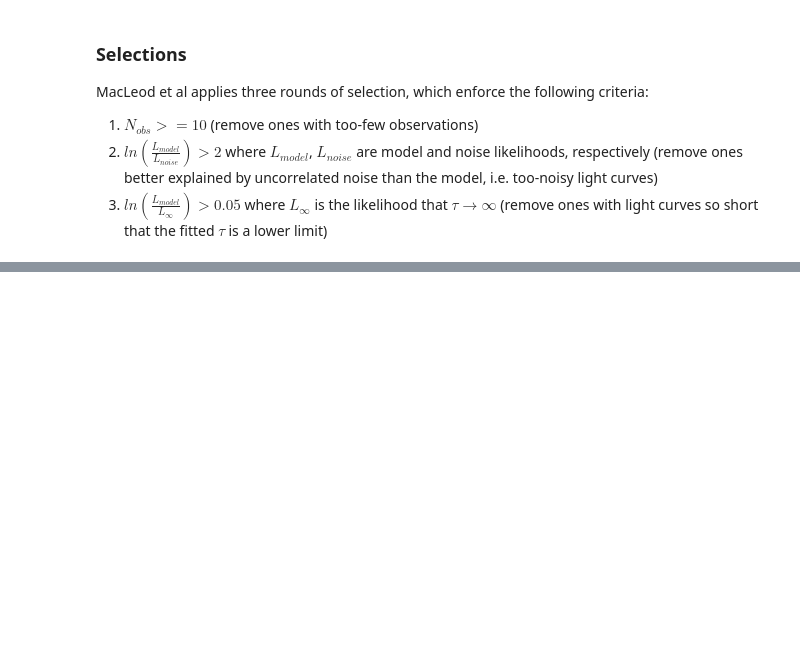
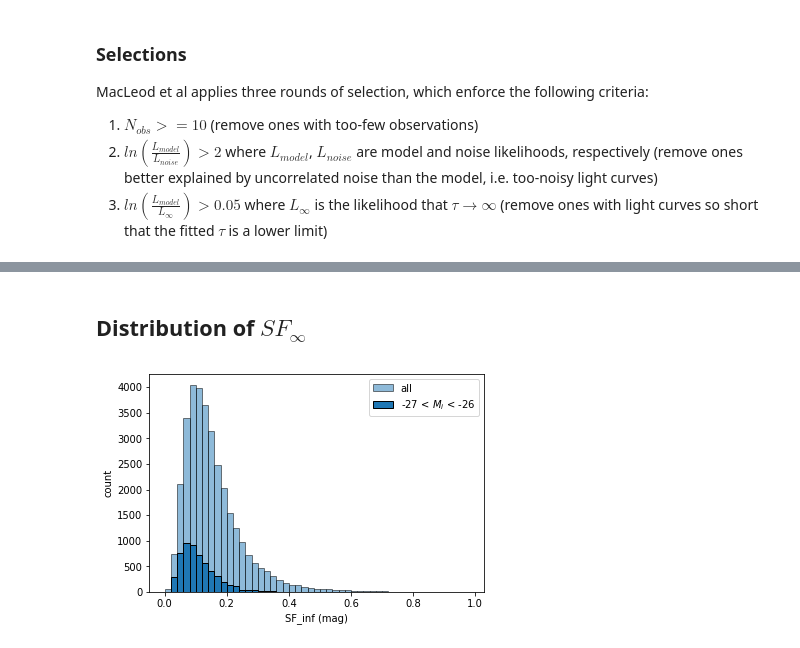
Before and after one commit to jiwoncpark/damped-random-walk, a Jupyter notebook: Reproduce_S82_DRW.ipynb, the cells around one changed output, grey strips where cells are left out. Drawn from its saved outputs; the diff is of its cells as text; code cells hidden in the pictures; blank space fills up the shorter version.

Commit message:
Check in rendered notebook reproducing MacLeod et al 2010 plots

```diff
--- a/Reproduce_S82_DRW.ipynb
+++ b/Reproduce_S82_DRW.ipynb
@@ -68,8 +77,7 @@ drw_all = pd.concat(drw_dict.values(), axis=0) # concat across bands
 # %%
 # Read Shen data file, `DB_QSO_S82.dat`
 
-shen_path = '/global/cscratch1/sd/jwp/agn_validation/sdss_s82_agn_data/DB_QSO_S82.dat'
-shen_columns = ['dbID', 'ra', 'dec', 'SDR51D', 'M_i', 'M_i_corr', 'redshift', 'mass_BH', 'Lbol',
+shen_columns = ['dbID', 'ra', 'dec', 'SDR5ID', 'M_i_kcorr0', 'M_i_kcorr2', 'redshift', 'mass_BH', 'Lbol',
                 'u', 'g', 'r', 'i', 'z', 'Au']
 
 shen = pd.read_csv(shen_path, index_col=False, sep='\s+', skiprows=2, names=shen_columns)
@@ -75,0 +86,3 @@ shen = pd.read_csv(shen_path, index_col=False, sep='\s+', skiprows=2, names=shen
+# %%
+merged = drw_all.merge(shen, on=['ra', 'dec'], how='inner', suffixes=('_drw', '_shen'))
+merged.columns.values
@@ -546,0 +129,23 @@ def reduce_size(big_df, keep_cols):
+# %%
+# Apply selection
+
+before_cut = len(merged)
+print("Before selection: ", before_cut)
+## 1.
+#merged = merged.query('(log_tau != -10.0) & (log_sighat != -10.0)') # same result as below
+merged = merged.query('N_obs >= 10')
+after_1 = len(merged)
+print("After Selection 1: ", after_1)
+print("removed ", before_cut - after_1)
+# 2.
+merged['del_noise'] = merged['ll_model'] - merged['ll_noise']
+merged = merged.query('del_noise > 2.0')
+after_2 = len(merged)
+print("After Selection 2: ", after_2)
+print("removed ", after_1 - after_2)
+# 3.
+merged['del_inf'] = merged['ll_model'] - merged['ll_inf']
+merged = merged.query('del_inf > 0.05')
+after_3 = len(merged)
+print("After Selection 3: ", after_3)
+print("removed ", after_2 - after_3)
@@ -546,0 +162,5 @@ def reduce_size(big_df, keep_cols):
+# %%
+merged = merged.query('edge == 0')
+after_edgecut = len(merged)
+print("After edge cut: ", after_edgecut)
+print("removed ", after_3 - after_edgecut)
@@ -546,0 +176,6 @@ def reduce_size(big_df, keep_cols):
+# %% [markdown]
+## Distribution of $SF_{\infty}$
+# %%
+utils.plot_fig3_topright(merged)
+# %% [output]
+[figure, added]
```
Also changed, not shown: parts of 86 cells of this notebook.
